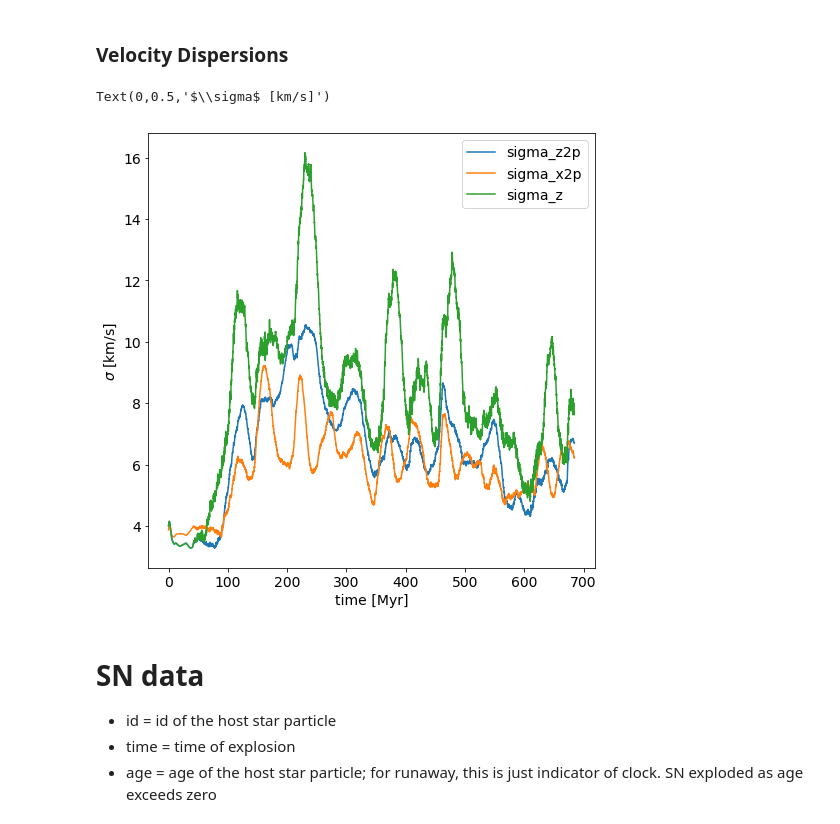
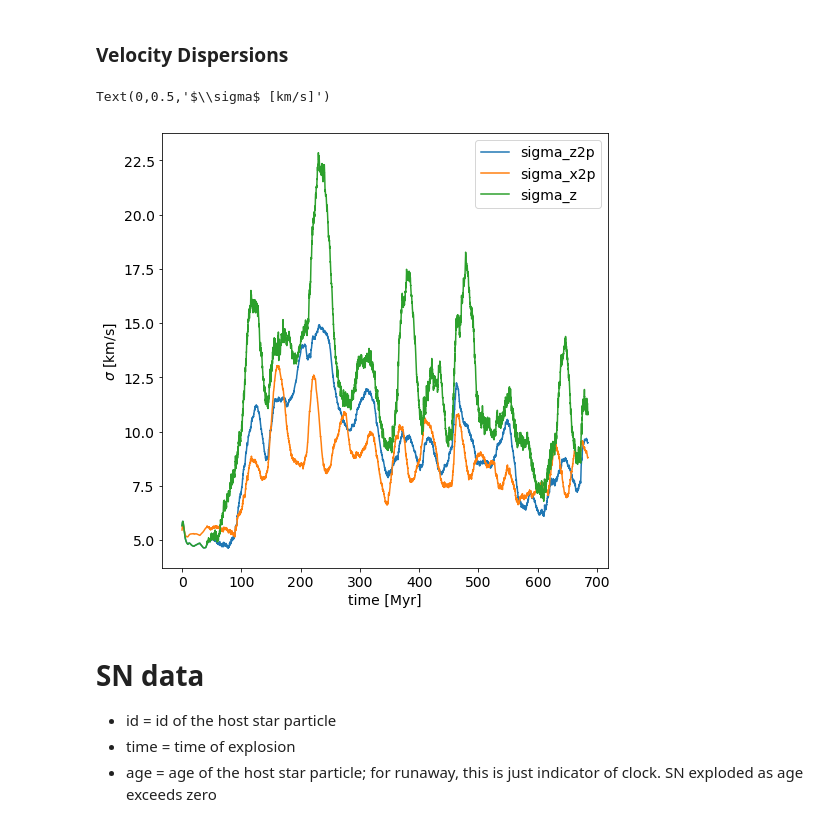
Before and after one commit to changgoo/pyathena, a Jupyter notebook: notebook/history_analysis.ipynb, the cells around one changed output. Cells and saved outputs as stored; diff of their text form; code cells hidden in the pictures.

```diff
--- a/notebook/history_analysis.ipynb
+++ b/notebook/history_analysis.ipynb
@@ -108,8 +89,8 @@ import numpy as np
 import pandas as pd
 import astropy.constants as c
 import astropy.units as u
-matplotlib.rcParams['figure.figsize']=8,8
-matplotlib.rcParams.update({'font.size': 14})
+plt.rcParams['figure.figsize']=8,8
+plt.rcParams.update({'font.size': 14})
 # %% [markdown]
 ## TIGRESS simulation output directory must be selected here:
 # %%
@@ -229,8 +210,9 @@ plt.ylabel('$\Sigma_{SFR}  [M_\odot \ pc^{-2}\ Myr^{-1}$]')
 Text(0,0.5,'$\\Sigma_{SFR}  [M_\\odot \\ pc^{-2}\\ Myr^{-1}$]')
 [figure]
 # %%
-#convert time with pandas
-hstp['timeMyr']=hstp['time']*Myr
+#convert time to Myr in pandas and plot
+tMyr=hstp['time']*Myr
+hstp['timeMyr']=tMyr
 hstp.plot(x=['timeMyr'],y=['sfr10','sfr40','sfr100'])
 plt.xlabel('time [Myr]')
 plt.ylabel('$\Sigma_{SFR}  [M_\odot \ pc^{-2}\ Myr^{-1}$]')
@@ -299,19 +281,19 @@ Text(0,0.5,'scale height [pc]')
 # %%
 #mass of the warm-cold medium
 hstp['M_2p']=hstp['Mc']+hstp['Mu']+hstp['Mw']
 #velocity dispersions of the warm-cold medium
-hstp['sigma_z2p']=np.sqrt(hstp['x3KE_2p']/hstp['M_2p'])
-hstp['sigma_x2p']=np.sqrt(hstp['x1KE_2p']/hstp['M_2p'])
+hstp['sigma_z2p']=np.sqrt(2.0*hstp['x3KE_2p']/hstp['M_2p'])
+hstp['sigma_x2p']=np.sqrt(2.0*hstp['x1KE_2p']/hstp['M_2p'])
 #velocity dispersion of whole medium
-hstp['sigma_z']=np.sqrt(hstp['x3KE']/hstp['mass'])
+hstp['sigma_z']=np.sqrt(2.0*hstp['x3KE']/hstp['mass'])
 ax=hstp.plot(x='timeMyr',y='sigma_z2p')
 hstp.plot(x='timeMyr',y='sigma_x2p',ax=plt.gca())
 hstp.plot(x='timeMyr',y='sigma_z',ax=plt.gca())
 ax.set_xlabel(xlabel='time [Myr]')
 ax.set_ylabel(ylabel='$\sigma$ [km/s]')
 # %% [output]
 Text(0,0.5,'$\\sigma$ [km/s]')
-[figure, old version]
+[figure, new version]
 # %% [markdown]
 # SN data
 * id = id of the host star particle
```
Also changed, not shown: parts of 9 cells of this notebook.
